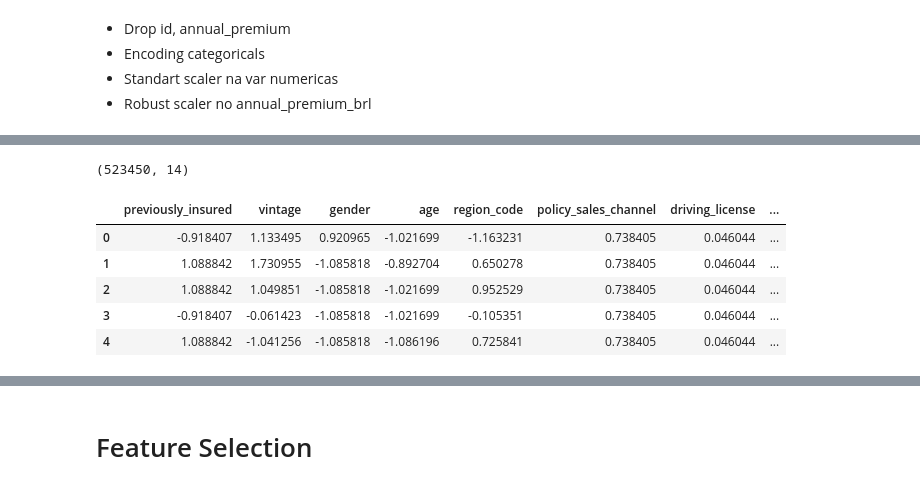
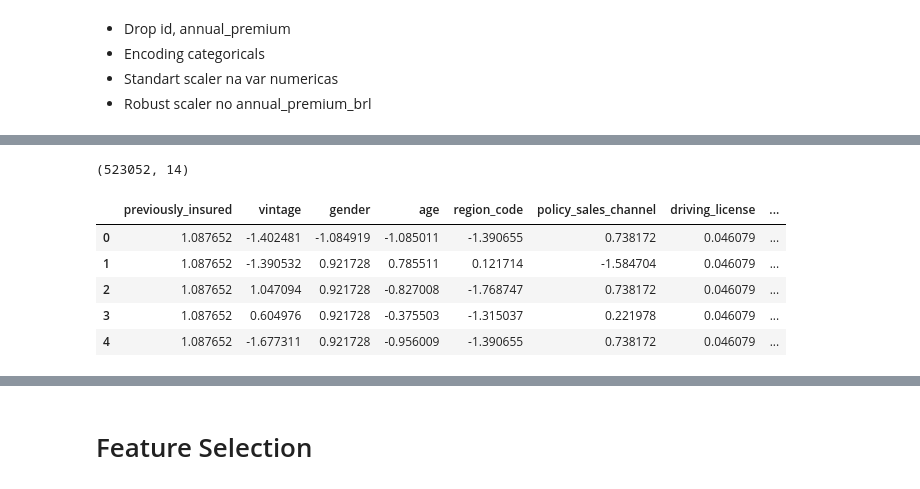
Before and after one commit to bruno154/health_insurence_cross_sell_project, a Jupyter notebook: pa004_health_insurance_cross_sell.ipynb, the cells around one changed output, grey strips where cells are left out. Drawn from its saved outputs; the diff is of its cells as text; code cells hidden in the pictures.

```diff
--- a/pa004_health_insurance_cross_sell.ipynb
+++ b/pa004_health_insurance_cross_sell.ipynb
@@ -1418,21 +1263,21 @@ The Shape of train data: (304888, 16)
  - Robust scaler no annual_premium_brl
 # %%
 # Dropping id, annual_premium
-train_data.drop(['id','annual_premium'], axis=1, inplace=True)
-test_data.drop(['id','annual_premium'], axis=1, inplace=True)
+Xtrain.drop(['id','annual_premium'], axis=1, inplace=True)
+Xtest.drop(['id','annual_premium'], axis=1, inplace=True)
 # %%
 # Encoding categoricals
-categoricals = train_data.select_dtypes(include = ['object']).columns.to_list()
+categoricals = Xtrain.select_dtypes(include = ['object']).columns.to_list()
 
 # Encoder
 enc = OrdinalEncoder()
 
 for cat in categoricals:
-    train_data[cat] = enc.fit_transform(np.array(train_data[cat]).reshape(-1,1))
-    test_data[cat] = enc.fit_transform(np.array(test_data[cat]).reshape(-1,1))
+    Xtrain[cat] = enc.fit_transform(np.array(Xtrain[cat]).reshape(-1,1))
+    Xtest[cat] = enc.fit_transform(np.array(Xtest[cat]).reshape(-1,1))
 # %%
 # Standart Scaler variaveis numericas
-numericals = train_data.select_dtypes(include = ['int64', 'float64']).columns.to_list()
+numericals = Xtrain.select_dtypes(include = ['int64', 'float64']).columns.to_list()
 numericals.remove('annual_premium_brl')
 
 # Scaler
@@ -1440,13 +1285,13 @@ scaler = StandardScaler()
 
 # Encoding
 for num in numericals:
-    train_data[num] = scaler.fit_transform(np.array(train_data[num]).reshape(-1,1))
-    test_data[num] = scaler.fit_transform(np.array(test_data[num]).reshape(-1,1))
+    Xtrain[num] = scaler.fit_transform(np.array(Xtrain[num]).reshape(-1,1))
+    Xtest[num] = scaler.fit_transform(np.array(Xtest[num]).reshape(-1,1))
 
 # RobusScaler
 var = 'annual_premium_brl'
 rscaler = RobustScaler()
 
 # Encoding
-train_data[var] = rscaler.fit_transform(np.array(train_data[var]).reshape(-1,1))
-test_data[var] = rscaler.fit_transform(np.array(test_data[var]).reshape(-1,1))
+Xtrain[var] = rscaler.fit_transform(np.array(Xtrain[var]).reshape(-1,1))
+Xtest[var] = rscaler.fit_transform(np.array(Xtest[var]).reshape(-1,1))
@@ -1453,11 +1311,7 @@ test_data[var] = rscaler.fit_transform(np.array(test_data[var]).reshape(-1,1))
 # %%
-# X and y
-X_train = train_data
-X_test = test_data
+%%time
+# Balancing the data
+smt = SMOTETomek(sampling_strategy='minority' ,random_state=42, n_jobs=-1)
 
-
-# Balancing the data
-smt = SMOTETomek(sampling_strategy='minority' ,random_state=42)
-
-Xtrain_smt, ytrain_smt = smt.fit_resample(X_train, y_train)
-Xvalid_smt, yvalid_smt = smt.fit_resample(X_test, y_test)
+Xtrain_tomek, ytrain_tomek = smt.fit_resample(Xtrain, ytrain)
+Xvalid_tomek, yvalid_tomek = smt.fit_resample(Xtest, ytest)
@@ -1464,12 +1321,12 @@ Xvalid_smt, yvalid_smt = smt.fit_resample(X_test, y_test)
 # %%
 # All Preparation Done
-print(Xtrain_smt.shape)
-Xtrain_smt.head()
+print(Xtrain_tomek.shape)
+Xtrain_tomek.head()
 # %% [output]
-(523450, 14)
+(523052, 14)
 |  | previously_insured | vintage | gender | age | region_code | policy_sales_channel | driving_license | ... |
-| 0 | -0.918407 | 1.133495 | 0.920965 | -1.021699 | -1.163231 | 0.738405 | 0.046044 | ... |
-| 1 | 1.088842 | 1.730955 | -1.085818 | -0.892704 | 0.650278 | 0.738405 | 0.046044 | ... |
-| 2 | 1.088842 | 1.049851 | -1.085818 | -1.021699 | 0.952529 | 0.738405 | 0.046044 | ... |
-| 3 | -0.918407 | -0.061423 | -1.085818 | -1.021699 | -0.105351 | 0.738405 | 0.046044 | ... |
-| 4 | 1.088842 | -1.041256 | -1.085818 | -1.086196 | 0.725841 | 0.738405 | 0.046044 | ... |
+| 0 | 1.087652 | -1.402481 | -1.084919 | -1.085011 | -1.390655 | 0.738172 | 0.046079 | ... |
+| 1 | 1.087652 | -1.390532 | 0.921728 | 0.785511 | 0.121714 | -1.584704 | 0.046079 | ... |
+| 2 | 1.087652 | 1.047094 | 0.921728 | -0.827008 | -1.768747 | 0.738172 | 0.046079 | ... |
+| 3 | 1.087652 | 0.604976 | 0.921728 | -0.375503 | -1.315037 | 0.221978 | 0.046079 | ... |
+| 4 | 1.087652 | -1.677311 | 0.921728 | -0.956009 | -1.390655 | 0.738172 | 0.046079 | ... |
```
Also changed, not shown: parts of 64 cells of this notebook, 6 other files.
